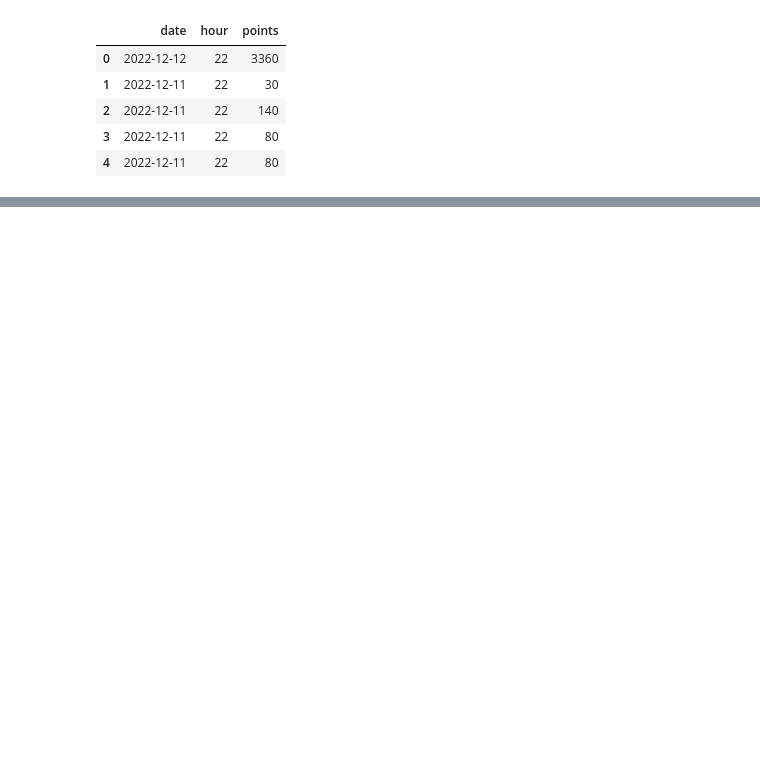
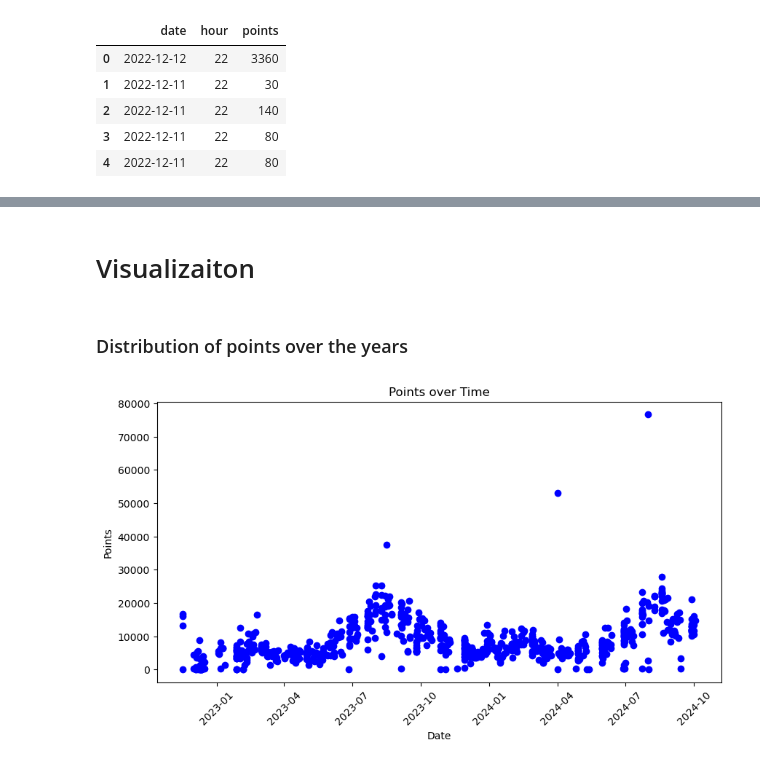
Before and after one commit to Walter1G/SVC_Time_Series, a Jupyter notebook: scv_points_time_series.ipynb, the cells around one changed output, grey strips where cells are left out. Saved outputs shown, nothing was run; the diff lists cells and outputs as text; code cells hidden in the pictures; blank space fills up the shorter version.

```diff
--- a/scv_points_time_series.ipynb
+++ b/scv_points_time_series.ipynb
@@ -12,0 +53,5 @@ df.head()
+# %%
+df['month']=df['date'].dt.month
+df['day']=df['date'].dt.day
+df['is_weekend'] = df['date'].dt.weekday >= 5
+df.head()
@@ -12,0 +75,2 @@ df.head()
+# %% [markdown]
+# Visualizaiton
@@ -12,0 +79,12 @@ df.head()
+# %% [markdown]
+### Distribution of points over the years
+# %%
+plt.figure(figsize=(10, 5))
+plt.scatter(df['date'], df['points'], color='blue')
+plt.title('Points over Time')
+plt.xlabel('Date')
+plt.ylabel('Points')
+plt.xticks(rotation=45)
+plt.show()
+# %% [output]
+[figure, added]
```
Also changed, not shown: parts of 25 cells of this notebook, 25 other files.
